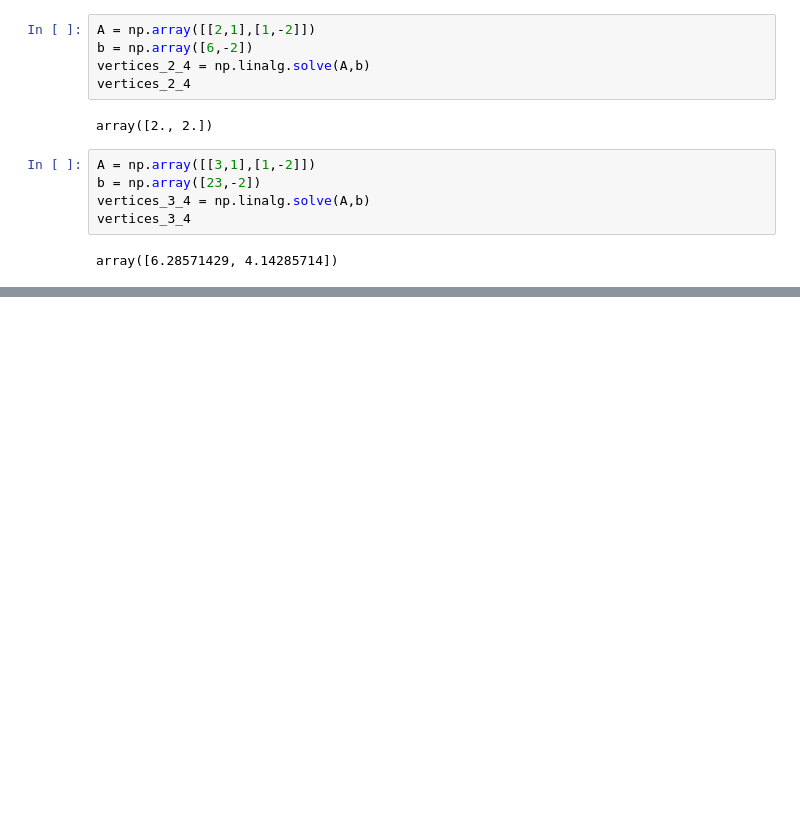
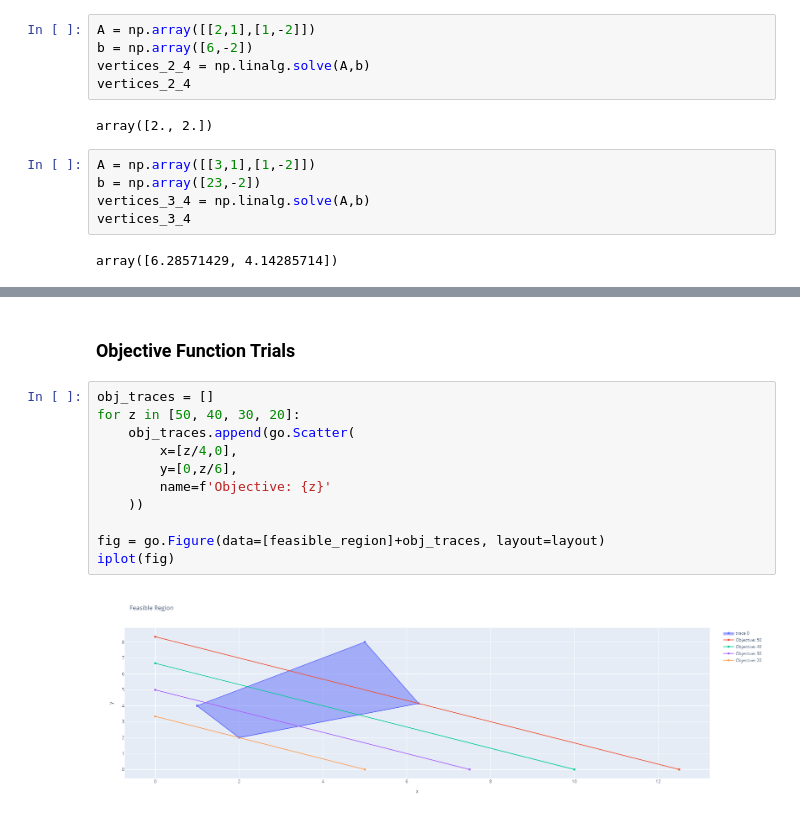
Before and after one commit to BrockSkaggs/GrokWithBrock, a Jupyter notebook: Linear Programming/Primal Simplex Method - Artificial Start/primal_simplex_method_art_start.ipynb, the cells around one changed output, grey strips where cells are left out. Saved outputs shown, nothing was run; the diff lists cells and outputs as text; blank space fills up the shorter version.

```diff
--- a/Linear Programming/Primal Simplex Method - Artificial Start/primal_simplex_method_art_start.ipynb
+++ b/Linear Programming/Primal Simplex Method - Artificial Start/primal_simplex_method_art_start.ipynb
@@ -104,0 +121,15 @@ array([6.28571429, 4.14285714])
+# %% [markdown]
+### Objective Function Trials
+# %%
+obj_traces = []
+for z in [50, 40, 30, 20]:
+    obj_traces.append(go.Scatter(
+        x=[z/4,0],
+        y=[0,z/6],
+        name=f'Objective: {z}'
+    ))
+
+fig = go.Figure(data=[feasible_region]+obj_traces, layout=layout)
+iplot(fig)
+# %% [output]
+[figure, added]
```
Also changed, not shown: parts of 5 cells of this notebook, 6 other files.
